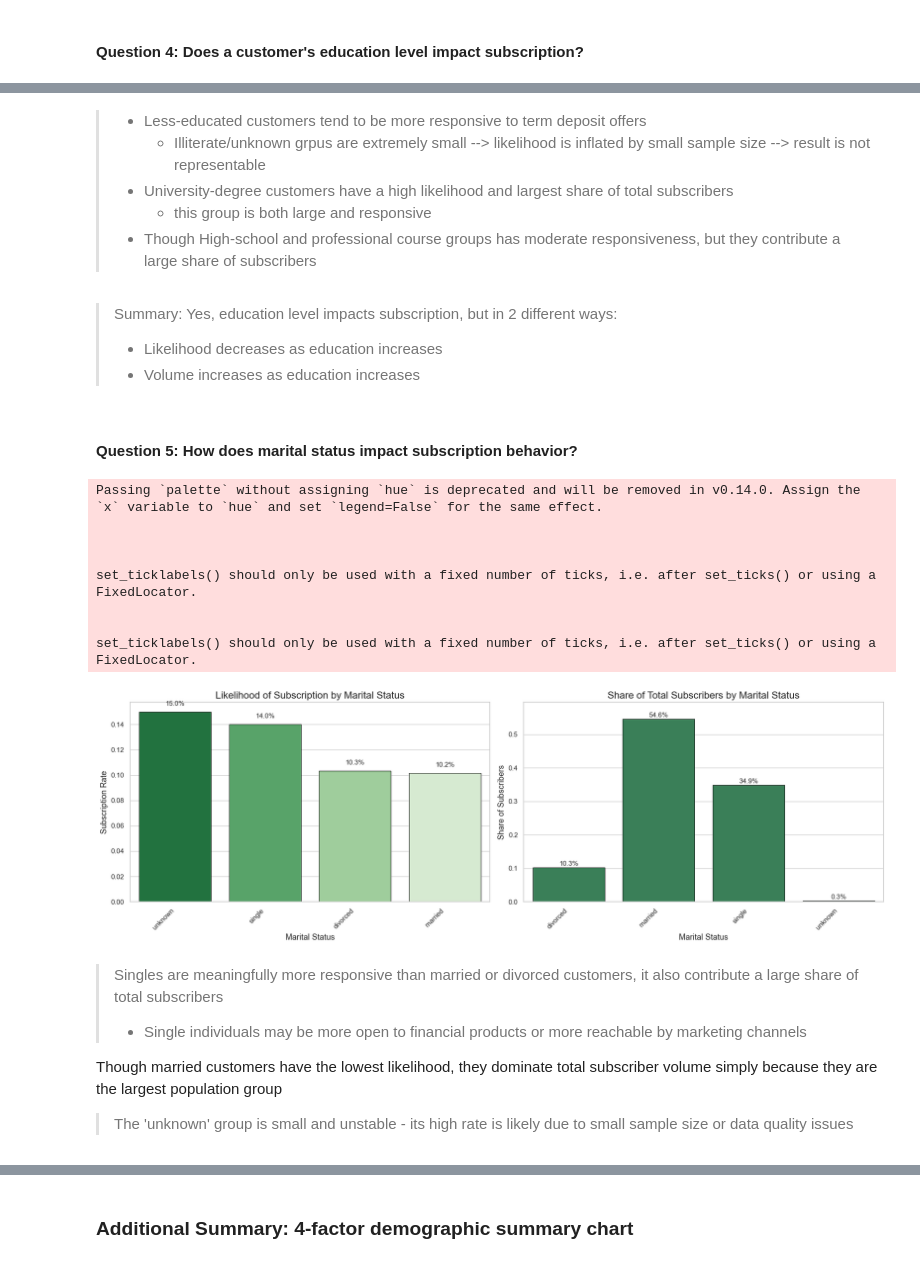
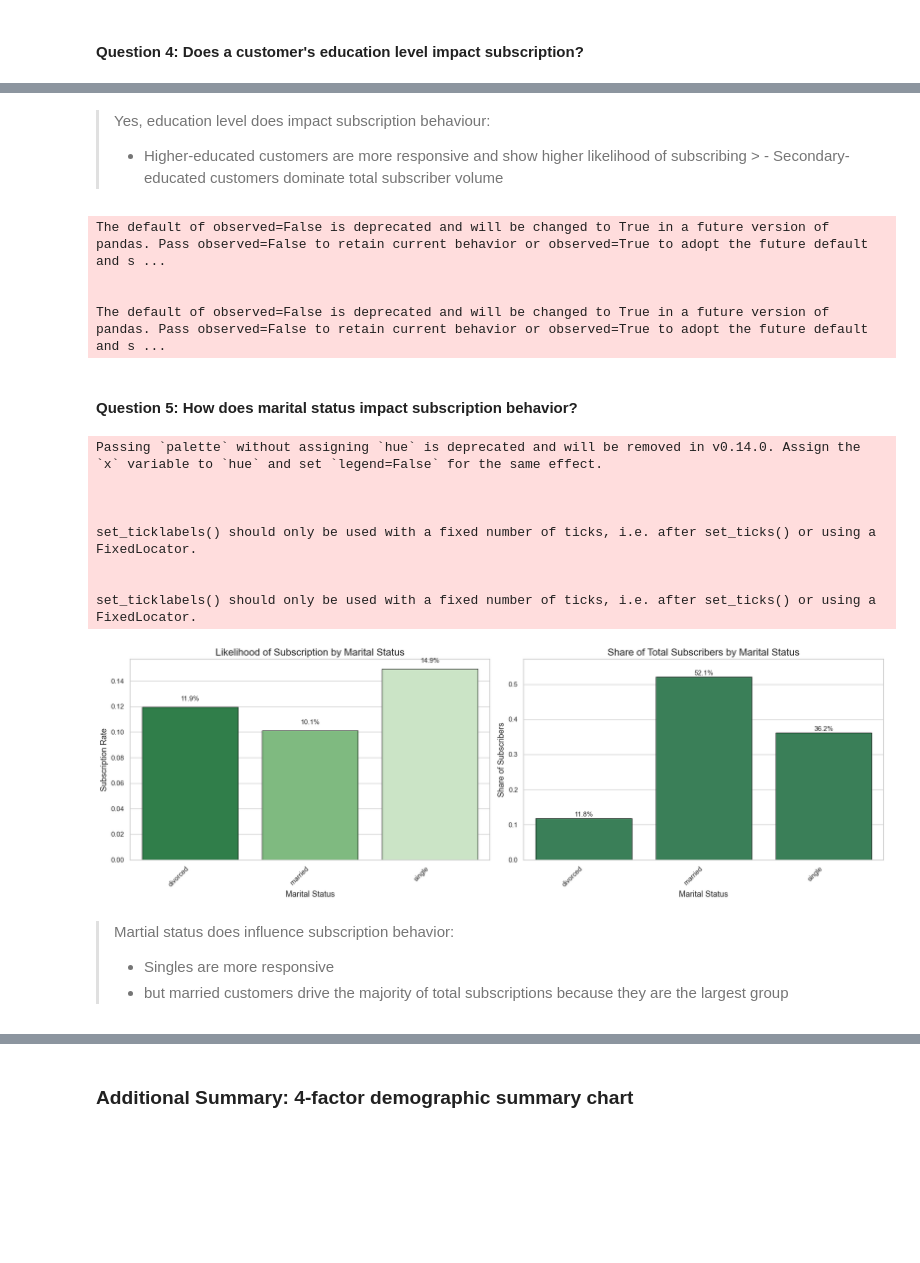
Before and after one commit to DzeDze/ds_team2_bank_marketing, a Jupyter notebook: notebooks/01_eda.ipynb, the cells around one changed output, grey strips where cells are left out. Drawn from its saved outputs; the diff is of its cells as text; code cells hidden in the pictures; blank space fills up the shorter version.

Commit message:
shd be this version

```diff
--- a/notebooks/01_eda.ipynb
+++ b/notebooks/01_eda.ipynb
@@ -711,6 +807,13 @@ fig.show()
 # %%
 # Convert y to binary
 df['y_binary'] = df['y'].apply(lambda x: 1 if x == 'yes' else 0)
+
+# Define desired order for the charts
+edu_order = ["tertiary", "secondary", "primary", "unknown"]
+
+# Convert to ordered categorical
+df['education'] = pd.Categorical(df['education'], categories=edu_order, ordered=True)
+
 
 #-------------------------
 # Compute likelihood
@@ -718,7 +821,8 @@ df['y_binary'] = df['y'].apply(lambda x: 1 if x == 'yes' else 0)
 edu_likelihood = (
     df.groupby('education')['y_binary']
     .mean()
-    .sort_values(ascending=False)
+    .reindex(edu_order)
+    #.sort_values(ascending=False)
 )
 
 #-------------------------
@@ -727,8 +831,10 @@ edu_likelihood = (
 edu_volume = (
     df[df['y'] == 'yes']['education']
     .value_counts(normalize=True)
-    .sort_index()
+    #.sort_index()
+    .reindex(edu_order)
 )
+
 
 #-------------------------
 # Styling
@@ -804,9 +915,7 @@ set_ticklabels() should only be used with a fixed number of ticks, i.e. after se
 # %% [markdown]
-> - Less-educated customers tend to be more responsive to term deposit offers
->   - Illiterate/unknown grpus are extremely small --> likelihood is inflated by small sample size --> result is not representable
-> - University-degree customers have a high likelihood and largest share of total subscribers
->   - this group is both large and responsive
-> - Though High-school and professional course groups has moderate responsiveness, but they contribute a large share of subscribers
+> Yes, education level does impact subscription behaviour:
+> - Higher-educated customers are more responsive and show higher likelihood of subscribing
+    > - Secondary-educated customers dominate total subscriber volume
 # %%
 import pandas as pd
 import plotly.express as px
@@ -922,12 +1031,29 @@ for _, row in merged.iterrows():
         borderwidth=1,
         borderpad=3
     )
+    fig.add_annotation(
+        x=1.37, y=-0.15, xref="paper", yref="paper",
+        text=(
+        "Large sample + high likelihood → <b>Prime Targets</b><br>"
+        "Large sample + low likelihood → <b>Improvement Opportunities</b><br>"
+        "Small sample + high likelihood → <b>Niche / Unstable</b><br>"
+        "Small sample + low likelihood → <b>Low Priority</b>"
+        ),
+        showarrow=False,
+        align="left",
+        font=dict(size=8, color="black"),
+        bordercolor="lightgrey",
+        borderwidth=1,
+        borderpad=6,
+        bgcolor="white",
+        opacity=0.9)
 
 fig.show()
+# %% [output]
+The default of observed=False is deprecated and will be changed to True in a future version of pandas. Pass observed=False to retain current behavior or observed=True to adopt the future default and s ...
+
+
+The default of observed=False is deprecated and will be changed to True in a future version of pandas. Pass observed=False to retain current behavior or observed=True to adopt the future default and s ...
-# %% [markdown]
-> Summary: Yes, education level impacts subscription, but in 2 different ways:
-> - Likelihood decreases as education increases
-> - Volume increases as education increases
 # %% [markdown]
 #### Question 5: How does marital status impact subscription behavior?
 # %%
@@ -940,7 +1066,7 @@ df['y_binary'] = df['y'].apply(lambda x: 1 if x == 'yes' else 0)
 marital_likelihood = (
     df.groupby('marital')['y_binary']
     .mean()
-    .sort_values(ascending=False)
+    #.sort_values(ascending=False)
 )
 
 #-------------------------
@@ -949,8 +1075,14 @@ marital_likelihood = (
 marital_volume = (
     df[df['y'] == 'yes']['marital']
     .value_counts(normalize=True)
-    .sort_index()
+    #.sort_index()
 )
+
+# create consistent order for both charts
+marital_order = sorted(df['marital'].unique()) # or marital_likelihood.index.tolist
+marital_likelihood = marital_likelihood.reindex(marital_order)
+marital_volume = marital_volume.reindex(marital_order)
+
 
 #-------------------------
 # Styling
@@ -995,42 +1127,38 @@ ax2 = axes[1]
 sns.barplot(
     x=marital_volume.index,
     y=marital_volume.values,
     ax=ax2,
     color="seagreen",
     edgecolor="black",
     linewidth=0.7
 )
 
 ax2.set_title("Share of Total Subscribers by Marital Status")
 ax2.set_xlabel("Marital Status")
 ax2.set_ylabel("Share of Subscribers")
 ax2.set_xticklabels(ax2.get_xticklabels(), rotation=45, ha='right')
 ax2.set_ylim(0, marital_volume.max() + 0.05)
 
 # Percentage labels
 for i, v in enumerate(marital_volume.values):
     ax2.text(i, v + 0.005, f"{v:.1%}", ha='center', fontsize=11)
 
 plt.tight_layout()
 plt.show()
 # %% [output]
 Passing `palette` without assigning `hue` is deprecated and will be removed in v0.14.0. Assign the `x` variable to `hue` and set `legend=False` for the same effect.
 
 
 
 set_ticklabels() should only be used with a fixed number of ticks, i.e. after set_ticks() or using a FixedLocator.
 
 
 set_ticklabels() should only be used with a fixed number of ticks, i.e. after set_ticks() or using a FixedLocator.
-[figure, old version]
+[figure, new version]
 # %% [markdown]
-> Singles are meaningfully more responsive than married or divorced customers, it also contribute a large share of total subscribers
-> - Single individuals may be more open to financial products or more reachable by marketing channels
-
-Though married customers have the lowest likelihood, they dominate total subscriber volume simply because they are the largest population group
-
-
->The 'unknown' group is small and unstable - its high rate is likely due to small sample size or data quality issues
+> Martial status does influence subscription behavior:
+>    - Singles are more responsive
+>    - but married customers drive the majority of total subscriptions because they are the largest group
 # %%
 import pandas as pd
 import plotly.express as px
```
Also changed, not shown: parts of 18 cells of this notebook.
